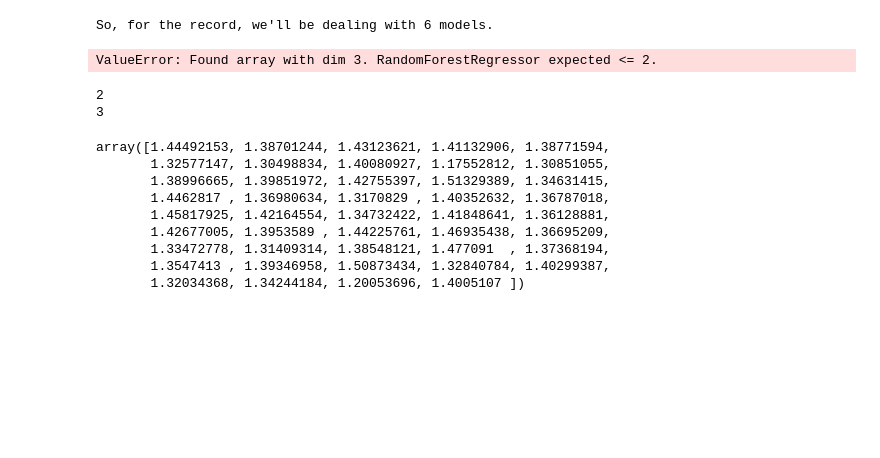
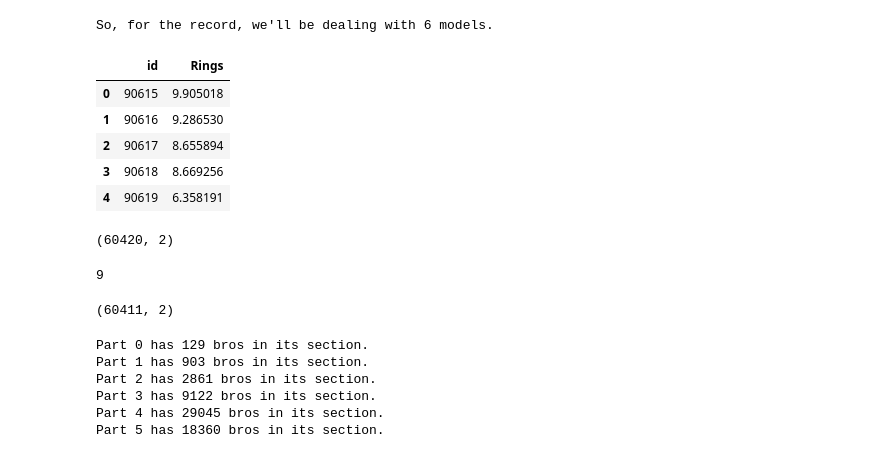
Before and after one commit to bwolff26/abalone_regression, a Jupyter notebook: code/modeling_ii.ipynb, the cells around one changed output. Saved outputs shown, nothing was run; the diff lists cells and outputs as text; code cells hidden in the pictures; blank space fills up the shorter version.

Commit message:
Fixed code for submission iv - assumed end of this project

```diff
--- a/code/modeling_ii.ipynb
+++ b/code/modeling_ii.ipynb
@@ -595,29 +597,47 @@ for i in range(len(names_df_val)):
 for i in range(len(models_df_val)):
     models_df_val[i][0] = pd.DataFrame(names_df_val[i]['id'])
     if i not in noobs:
-        models_df_val[i][0][submission_column_title] = np.exp(models_df[i][0].predict(parts_df_val[i]))
+        models_df_val[i][0][submission_column_title] = np.exp(models_df[i][0].predict(parts_df_val[i][0]))
     else:
         models_df_val[i][0][submission_column_title] = np.exp(filler_value_for_outliers)
-# %% [output]
-ValueError: Found array with dim 3. RandomForestRegressor expected <= 2.
-# %%
-noobs = [0, 1]
-models_df_val = [0,1,2,3]
-for i in range(len(models_df_val)):
-    if i not in noobs:
-        print(i)
-# %% [output]
-2
-3
-# %%
-models_df[0][1]
-# %% [output]
-array([1.44492153, 1.38701244, 1.43123621, 1.41132906, 1.38771594,
-       1.32577147, 1.30498834, 1.40080927, 1.17552812, 1.30851055,
-       1.38996665, 1.39851972, 1.42755397, 1.51329389, 1.34631415,
-       1.4462817 , 1.36980634, 1.3170829 , 1.40352632, 1.36787018,
-       1.45817925, 1.42164554, 1.34732422, 1.41848641, 1.36128881,
-       1.42677005, 1.3953589 , 1.44225761, 1.46935438, 1.36695209,
-       1.33472778, 1.31409314, 1.38548121, 1.477091  , 1.37368194,
-       1.3547413 , 1.39346958, 1.50873434, 1.32840784, 1.40299387,
-       1.32034368, 1.34244184, 1.20053696, 1.4005107 ])
+# %%
+# submission = pd.concat([sub_m, sub_f, sub_i]).sort_values('id')
+# submission['Rings'] = submission['Rings'].round(0)
+
+sub_dfs = [] #Yeah, this is a little convoluted... oh well.
+for i in range(len(models_df_val)):
+    sub_dfs.append(models_df_val[i][0])
+
+submission = pd.concat(sub_dfs).sort_values('id')
+
+submission.head()
+# %% [output]
+|  | id | Rings |
+| 0 | 90615 | 9.905018 |
+| 1 | 90616 | 9.286530 |
+| 2 | 90617 | 8.655894 |
+| 3 | 90618 | 8.669256 |
+| 4 | 90619 | 6.358191 |
+# %%
+submission.shape #See below
+# %% [output]
+(60420, 2)
+# %%
+print(len(submission[submission['id'].duplicated()]))
+# %% [output]
+9
+# %%
+submission = submission.drop_duplicates('id')
+print(submission.shape)
+# %% [output]
+(60411, 2)
+# %%
+for i in range(len(parts_df_val)):
+    print(f"Part {i} has {len(parts_df_val[i][0])} bros in its section.")
+# %% [output]
+Part 0 has 129 bros in its section.
+Part 1 has 903 bros in its section.
+Part 2 has 2861 bros in its section.
+Part 3 has 9122 bros in its section.
+Part 4 has 29045 bros in its section.
+Part 5 has 18360 bros in its section.
```
Also changed, not shown: parts of 5 cells of this notebook.
